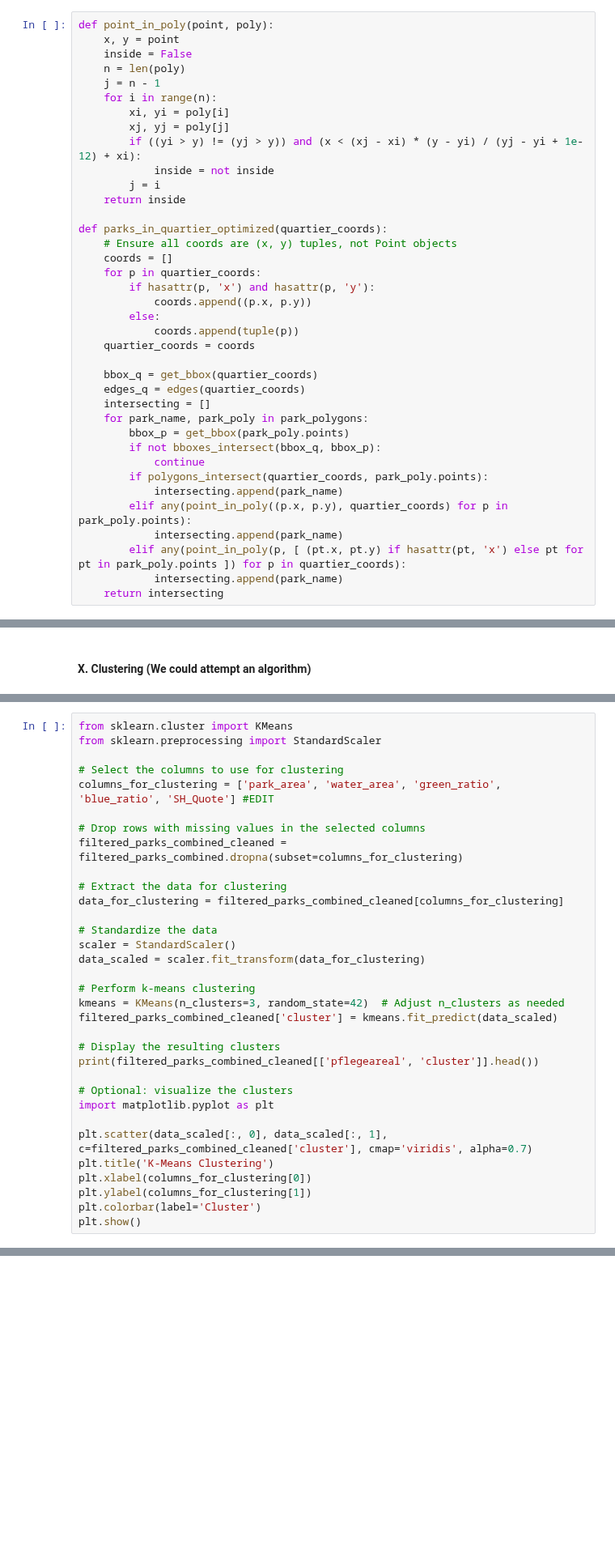
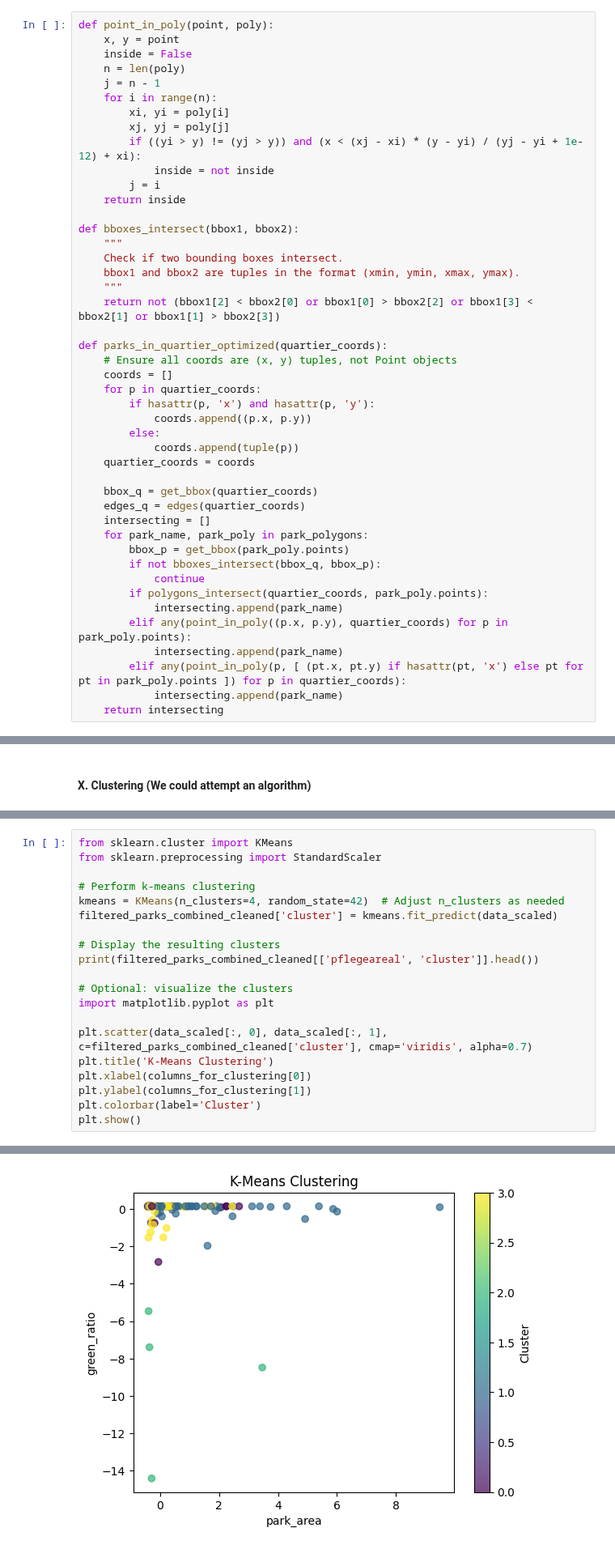
Before and after one commit to dtakov2/geo877, a Jupyter notebook: GEO-877-Main.ipynb, the cells around one changed output, grey strips where cells are left out. Shown at 81% size. Saved outputs shown, nothing was run; the diff lists cells and outputs as text; blank space fills up the shorter version.

```diff
--- a/GEO-877-Main.ipynb
+++ b/GEO-877-Main.ipynb
@@ -1233,6 +1240,13 @@ def point_in_poly(point, poly):
             inside = not inside
         j = i
     return inside
+
+def bboxes_intersect(bbox1, bbox2):
+    """
+    Check if two bounding boxes intersect.
+    bbox1 and bbox2 are tuples in the format (xmin, ymin, xmax, ymax).
+    """
+    return not (bbox1[2] < bbox2[0] or bbox1[0] > bbox2[2] or bbox1[3] < bbox2[1] or bbox1[1] > bbox2[3])
 
 def parks_in_quartier_optimized(quartier_coords):
     # Ensure all coords are (x, y) tuples, not Point objects
@@ -1387,21 +1426,8 @@ print(filtered_parks_combined.head())
 from sklearn.cluster import KMeans
 from sklearn.preprocessing import StandardScaler
 
-# Select the columns to use for clustering
-columns_for_clustering = ['park_area', 'water_area', 'green_ratio', 'blue_ratio', 'SH_Quote'] #EDIT
-
-# Drop rows with missing values in the selected columns
-filtered_parks_combined_cleaned = filtered_parks_combined.dropna(subset=columns_for_clustering)
-
-# Extract the data for clustering
-data_for_clustering = filtered_parks_combined_cleaned[columns_for_clustering]
-
-# Standardize the data
-scaler = StandardScaler()
-data_scaled = scaler.fit_transform(data_for_clustering)
-
 # Perform k-means clustering
-kmeans = KMeans(n_clusters=3, random_state=42)  # Adjust n_clusters as needed
+kmeans = KMeans(n_clusters=4, random_state=42)  # Adjust n_clusters as needed
 filtered_parks_combined_cleaned['cluster'] = kmeans.fit_predict(data_scaled)
 
 # Display the resulting clusters
@@ -1416,3 +1442,4 @@ plt.xlabel(columns_for_clustering[0])
 plt.ylabel(columns_for_clustering[1])
 plt.colorbar(label='Cluster')
 plt.show()
+# %% [output]
@@ -1418,0 +1457 @@ plt.show()
+[figure, added]
```
Also changed, not shown: parts of 14 cells of this notebook.
